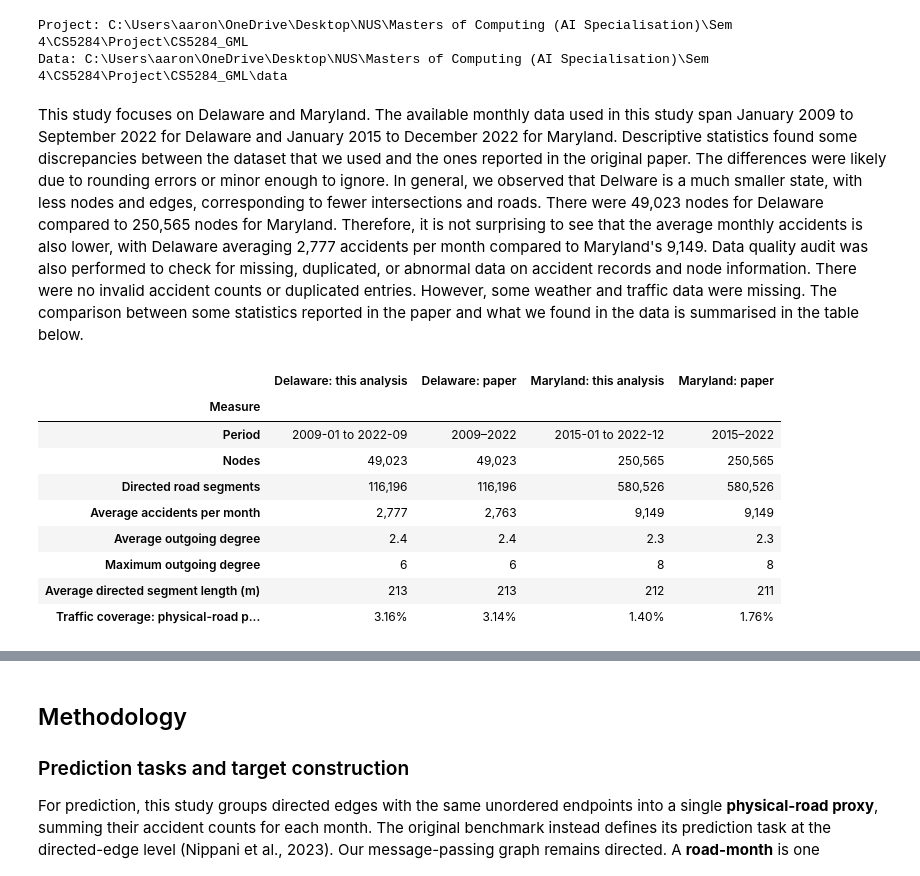
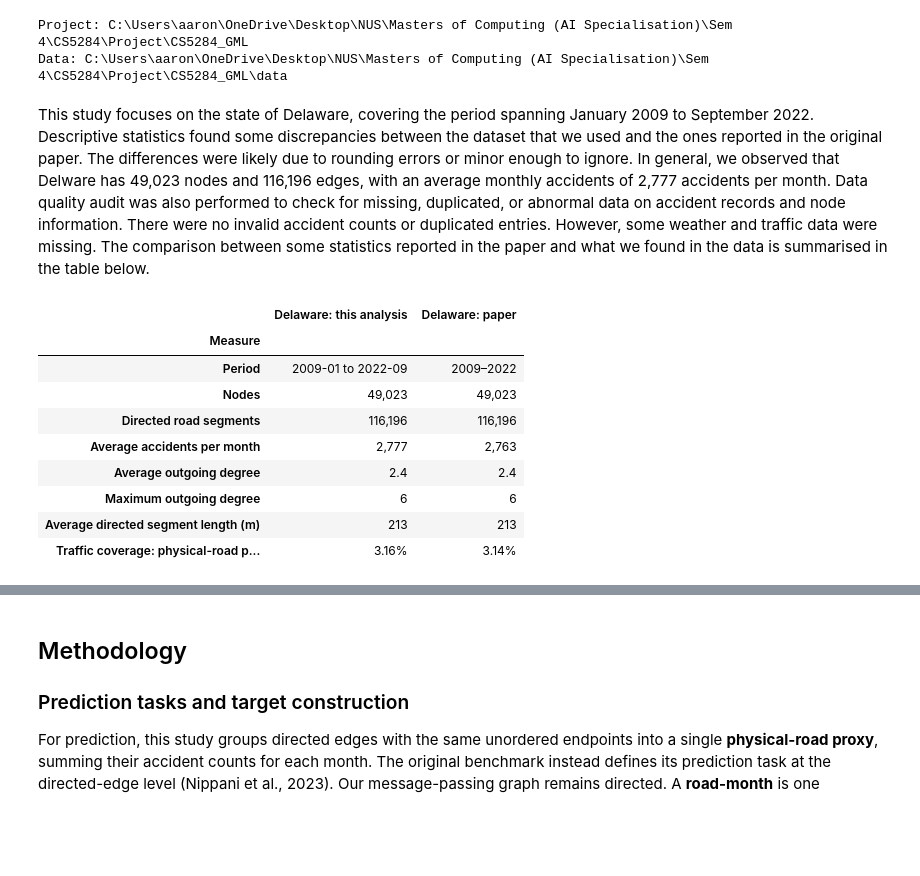
Before and after one commit to aaronteork/CS5284_GML, a Jupyter notebook: Final_Report.ipynb, the cells around one changed output, grey strips where cells are left out. Saved outputs shown, nothing was run; the diff lists cells and outputs as text; code cells hidden in the pictures; blank space fills up the shorter version.

```diff
--- a/Final_Report.ipynb
+++ b/Final_Report.ipynb
@@ -107,56 +107,56 @@ from src.eda import (
     plot_monthly_accidents, plot_risk_profile,
 )
 
-STATES = ('DE', 'MD')
+STATES = ('DE',)
 data = load_data(DATA_DIR, states=STATES)
 summary = dataset_summary(data)
 audit = audit_data(data)
 distribution = accident_distribution(data)
 concentration_table = concentration(data)
 # %% [markdown]
-This study focuses on Delaware and Maryland. The available monthly data used in this study span January 2009 to September 2022 for Delaware and January 2015 to December 2022 for Maryland. Descriptive statistics found some discrepancies between the dataset that we used and the ones reported in the original paper. The differences were likely due to rounding errors or minor enough to ignore. In general, we observed that Delware is a much smaller state, with less nodes and edges, corresponding to fewer intersections and roads. There were 49,023 nodes for Delaware compared to 250,565 nodes for Maryland. Therefore, it is not surprising to see that the average monthly accidents is also lower, with Delaware averaging 2,777 accidents per month compared to Maryland's 9,149. Data quality audit was also performed to check for missing, duplicated, or abnormal data on accident records and node information. There were no invalid accident counts or duplicated entries. However, some weather and traffic data were missing. The comparison between some statistics reported in the paper and what we found in the data is summarised in the table below.
+This study focuses on the state of Delaware, covering the period spanning January 2009 to September 2022. Descriptive statistics found some discrepancies between the dataset that we used and the ones reported in the original paper. The differences were likely due to rounding errors or minor enough to ignore. In general, we observed that Delware has 49,023 nodes and 116,196 edges, with an average monthly accidents of 2,777 accidents per month. Data quality audit was also performed to check for missing, duplicated, or abnormal data on accident records and node information. There were no invalid accident counts or duplicated entries. However, some weather and traffic data were missing. The comparison between some statistics reported in the paper and what we found in the data is summarised in the table below.
 # %%
 import pandas as pd
 
 # The published values below are transcribed from Nippani et al. (2023), Table 1.
 metrics = [
-    ('Period', 'Period', '2009–2022', '2015–2022', 'text'),
-    ('Nodes', 'Nodes', '49,023', '250,565', 'int'),
-    ('Directed road segments', 'Directed edges', '116,196', '580,526', 'int'),
-    ('Average accidents per month', 'Accidents/month', '2,763', '9,149', 'int'),
-    ('Average outgoing degree', 'Mean degree', '2.4', '2.3', 'decimal'),
-    ('Maximum outgoing degree', 'Max degree', '6', '8', 'int'),
-    ('Average directed segment length (m)', 'Mean length (m)', '213', '211', 'int'),
-    ('Traffic coverage: physical-road proxies (%, any year)', 'Traffic coverage (%)', '3.14%', '1.76%', 'percent'),
+    ('Period', 'Period', '2009–2022', 'text'),
+    ('Nodes', 'Nodes', '49,023', 'int'),
+    ('Directed road segments', 'Directed edges', '116,196', 'int'),
+    ('Average accidents per month', 'Accidents/month', '2,763', 'int'),
+    ('Average outgoing degree', 'Mean degree', '2.4', 'decimal'),
+    ('Maximum outgoing degree', 'Max degree', '6', 'int'),
+    ('Average directed segment length (m)', 'Mean length (m)', '213', 'int'),
+    ('Traffic coverage: physical-road proxies (%, any year)', 'Traffic coverage (%)', '3.14%', 'percent'),
 ]
 
 def format_value(value, kind):
     if kind == 'text':
         return str(value)
     if kind == 'int':
         return f'{value:,.0f}'
     if kind == 'decimal':
         return f'{value:.1f}'
     return f'{value:.2f}%'
 
 rows = []
-for label, key, paper_de, paper_md, kind in metrics:
+for label, key, paper_de, kind in metrics:
     row = {'Measure': label}
-    for state, paper in [('Delaware', paper_de), ('Maryland', paper_md)]:
+    for state, paper in [('Delaware', paper_de)]:
         if state in summary.index:
             row[f'{state}: this analysis'] = format_value(summary.loc[state, key], kind)
             row[f'{state}: paper'] = paper
     rows.append(row)
 comparison = pd.DataFrame(rows).set_index('Measure')
 display(comparison)
 # %% [output]
-|  | Delaware: this analysis | Delaware: paper | Maryland: this analysis | Maryland: paper |
-| Measure |  |  |  |  |
-| Period | 2009-01 to 2022-09 | 2009–2022 | 2015-01 to 2022-12 | 2015–2022 |
-| Nodes | 49,023 | 49,023 | 250,565 | 250,565 |
-| Directed road segments | 116,196 | 116,196 | 580,526 | 580,526 |
-| Average accidents per month | 2,777 | 2,763 | 9,149 | 9,149 |
-| Average outgoing degree | 2.4 | 2.4 | 2.3 | 2.3 |
-| Maximum outgoing degree | 6 | 6 | 8 | 8 |
-| Average directed segment length (m) | 213 | 213 | 212 | 211 |
-| Traffic coverage: physical-road p... | 3.16% | 3.14% | 1.40% | 1.76% |
+|  | Delaware: this analysis | Delaware: paper |
+| Measure |  |  |
+| Period | 2009-01 to 2022-09 | 2009–2022 |
+| Nodes | 49,023 | 49,023 |
+| Directed road segments | 116,196 | 116,196 |
+| Average accidents per month | 2,777 | 2,763 |
+| Average outgoing degree | 2.4 | 2.4 |
+| Maximum outgoing degree | 6 | 6 |
+| Average directed segment length (m) | 213 | 213 |
+| Traffic coverage: physical-road p... | 3.16% | 3.14% |
```
Also changed, not shown: parts of 14 cells of this notebook, 1 other file.
